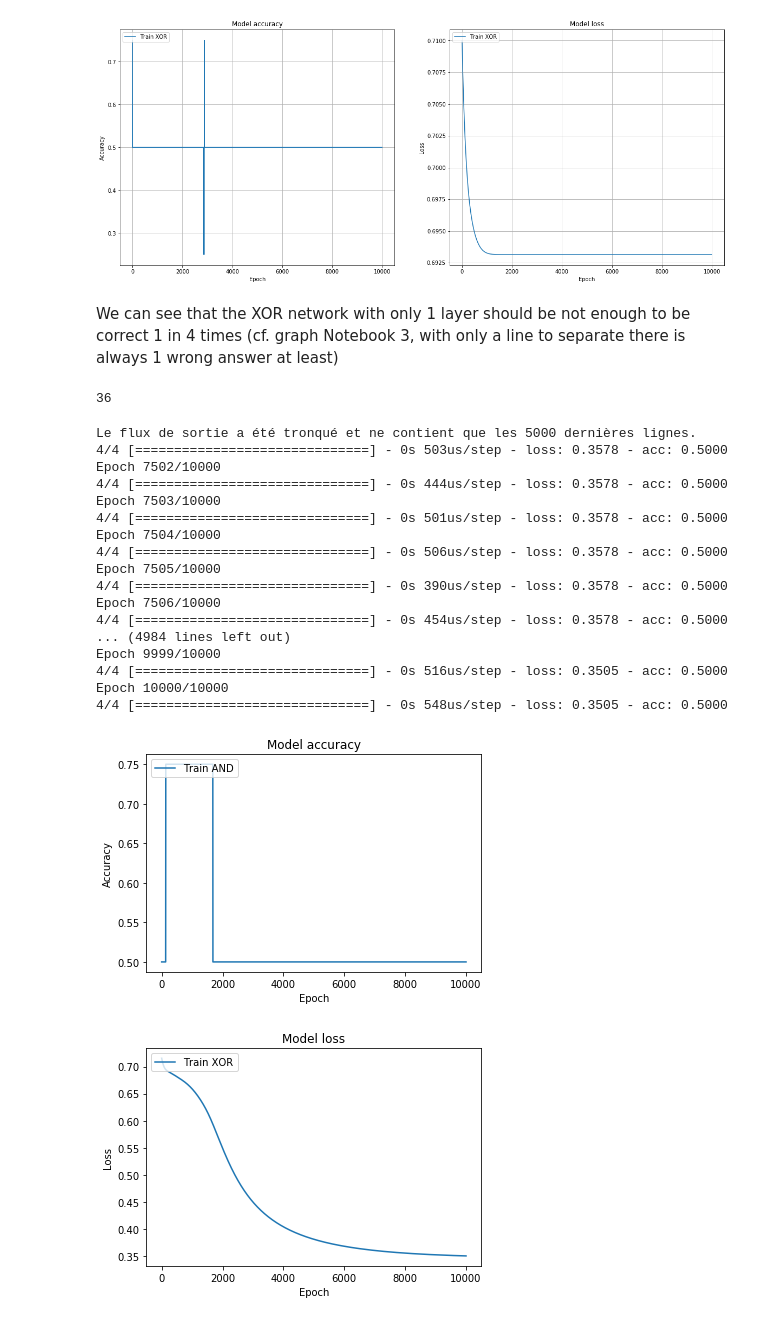
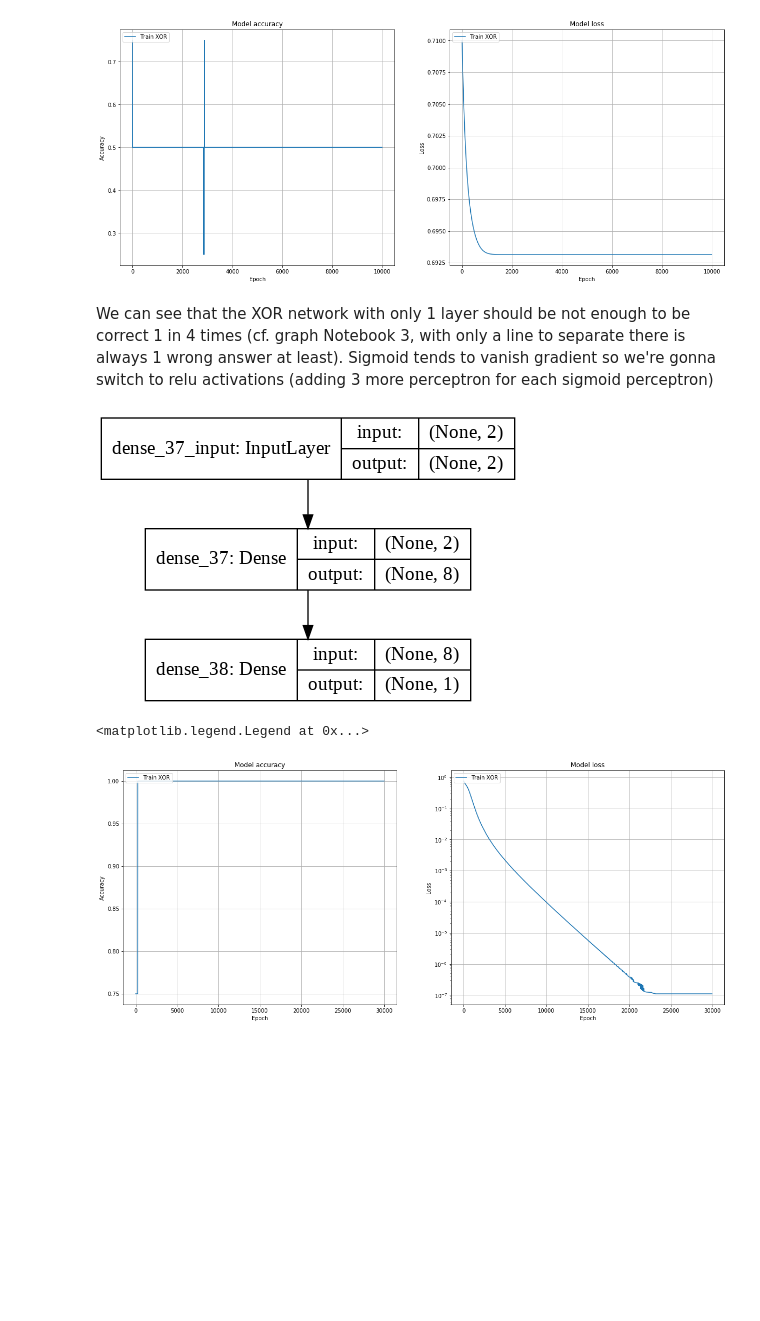
Before and after one commit to graille/ITR315-deep-telecom, a Jupyter notebook: 4- Keras and Tensorflow.ipynb, the cells around one changed output. Saved outputs shown, nothing was run; the diff lists cells and outputs as text; code cells hidden in the pictures; blank space fills up the shorter version.

```diff
--- a/4- Keras and Tensorflow.ipynb
+++ b/4- Keras and Tensorflow.ipynb
@@ -166,55 +168,45 @@ plt.legend(['Train XOR'], loc='upper left')
 <matplotlib.legend.Legend at 0x...>
 [figure]
 # %% [markdown]
-We can see that the XOR network with only 1 layer should be not enough to be correct 1 in 4 times (cf. graph Notebook 3, with only a line to separate there is always 1 wrong answer at least)
+We can see that the XOR network with only 1 layer should be not enough to be correct 1 in 4 times (cf. graph Notebook 3, with only a line to separate there is always 1 wrong answer at least).
+Sigmoid tends to vanish gradient so we're gonna switch to relu activations (adding 3 more perceptron for each sigmoid perceptron)
 # %%
 ### XOR Model with 2 layers
 
 # XOR Model
 xor_model=Sequential()
-xor_model.add(Dense(N, activation='sigmoid', input_dim=N))
-xor_model.add(Dense(1, activation='sigmoid', input_dim=N))
+xor_model.add(Dense(4*N, activation='relu', input_dim=N))
+xor_model.add(Dense(1, activation='sigmoid'))
 xor_model.compile(optimizer='adam',
               loss='binary_crossentropy',
               metrics=['accuracy'])
 plot_model(xor_model,show_shapes=True)
 # %% [output]
-36
+[figure, added]
 # %%
-xor_history = xor_model.fit(data, xor_labels, epochs=10**4, batch_size=16,verbose=0)
+### Training XOR model with two layers
+
+xor_history = xor_model.fit(data_N, xor_labels_N, epochs=3*10**4, batch_size=16,verbose=0)
 
 # Plot training & validation accuracy values
+fig = plt.figure(figsize=(20, 8))
+ax = fig.add_subplot(121)
+plt.grid()
 plt.plot(xor_history.history['acc'])
 plt.title('Model accuracy')
 plt.ylabel('Accuracy')
 plt.xlabel('Epoch')
-plt.legend(['Train AND'], loc='upper left')
-plt.show()
+plt.legend(['Train XOR'], loc='upper left')
 
 # Plot training & validation loss values
+ax = fig.add_subplot(122)
+plt.grid()
 plt.plot(xor_history.history['loss'])
+plt.yscale('log')
 plt.title('Model loss')
 plt.ylabel('Loss')
 plt.xlabel('Epoch')
 plt.legend(['Train XOR'], loc='upper left')
-plt.show()
 # %% [output]
-Le flux de sortie a été tronqué et ne contient que les 5000 dernières lignes.
-4/4 [==============================] - 0s 503us/step - loss: 0.3578 - acc: 0.5000
-Epoch 7502/10000
-4/4 [==============================] - 0s 444us/step - loss: 0.3578 - acc: 0.5000
-Epoch 7503/10000
-4/4 [==============================] - 0s 501us/step - loss: 0.3578 - acc: 0.5000
-Epoch 7504/10000
-4/4 [==============================] - 0s 506us/step - loss: 0.3578 - acc: 0.5000
-Epoch 7505/10000
-4/4 [==============================] - 0s 390us/step - loss: 0.3578 - acc: 0.5000
-Epoch 7506/10000
-4/4 [==============================] - 0s 454us/step - loss: 0.3578 - acc: 0.5000
-... (4984 lines left out)
-Epoch 9999/10000
-4/4 [==============================] - 0s 516us/step - loss: 0.3505 - acc: 0.5000
-Epoch 10000/10000
-4/4 [==============================] - 0s 548us/step - loss: 0.3505 - acc: 0.5000
+<matplotlib.legend.Legend at 0x...>
-[figure, old version]
+[figure, new version]
-[figure, removed]
```
Also changed, not shown: parts of 3 cells of this notebook.
